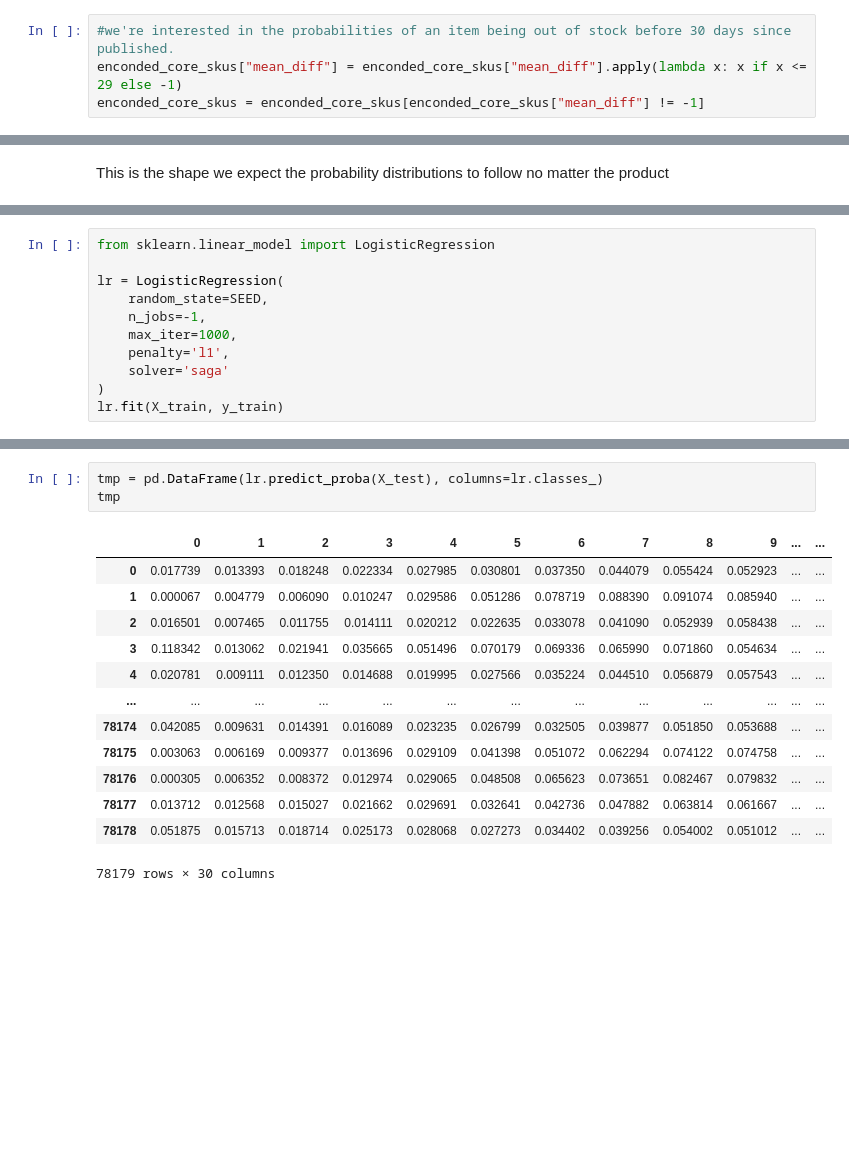
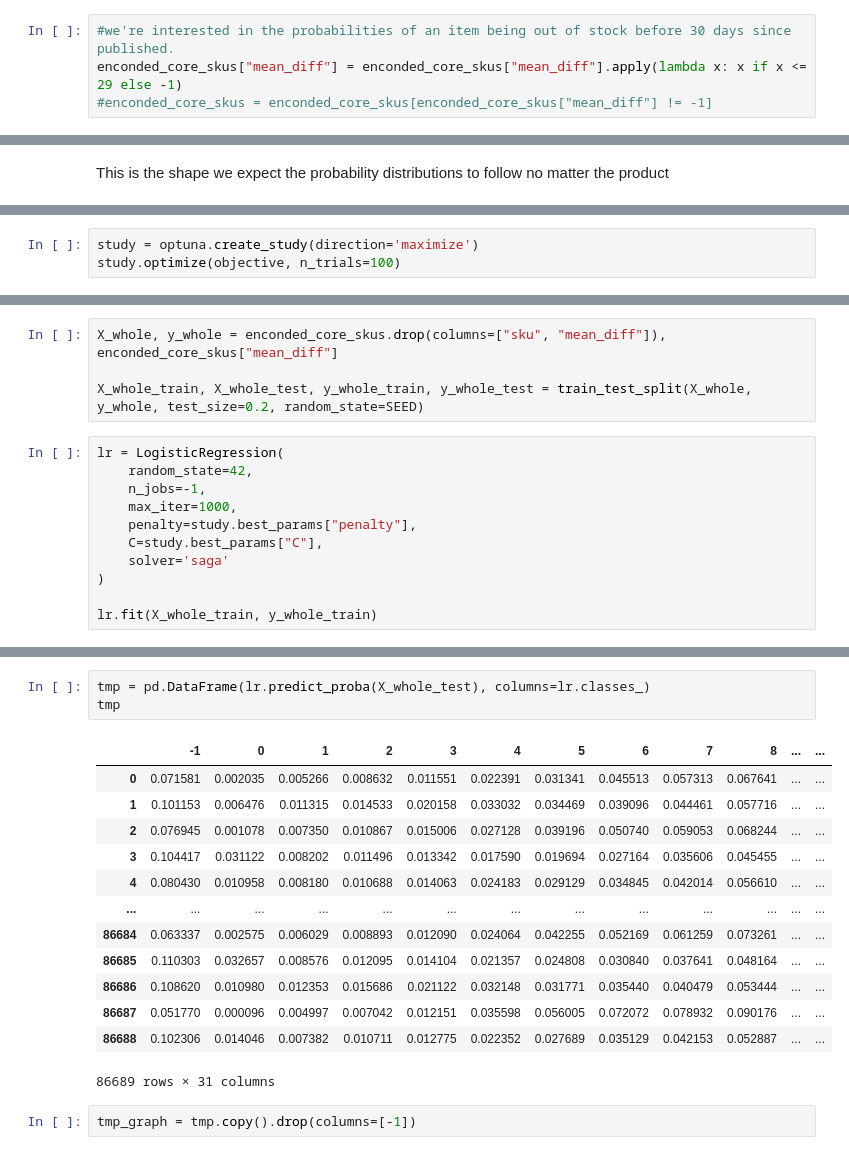
Before and after one commit to santortiz/out-of-stock, a Jupyter notebook: notebooks/training.ipynb, the cells around one changed output, grey strips where cells are left out. Drawn from its saved outputs; the diff is of its cells as text; blank space fills up the shorter version.

```diff
--- a/notebooks/training.ipynb
+++ b/notebooks/training.ipynb
@@ -280,7 +280,7 @@ enconded_core_skus = enconded_core_skus.drop(columns=["site_id_MLA", "site_id_ML
 # %%
 #we're interested in the probabilities of an item being out of stock before 30 days since published.
 enconded_core_skus["mean_diff"] = enconded_core_skus["mean_diff"].apply(lambda x: x if x <= 29 else -1)
-enconded_core_skus = enconded_core_skus[enconded_core_skus["mean_diff"] != -1]
+#enconded_core_skus = enconded_core_skus[enconded_core_skus["mean_diff"] != -1]
 # %%
 enconded_core_skus["mean_diff"].value_counts().reset_index().sort_values("index").plot.bar(x="index", y="mean_diff")
 # %% [output]
@@ -340,0 +396,3 @@ pd.DataFrame({
+# %%
+study = optuna.create_study(direction='maximize')
+study.optimize(objective, n_trials=100)
@@ -341,12 +421,16 @@ pd.DataFrame({
+# %%
+X_whole, y_whole = enconded_core_skus.drop(columns=["sku", "mean_diff"]), enconded_core_skus["mean_diff"]
+
+X_whole_train, X_whole_test, y_whole_train, y_whole_test = train_test_split(X_whole, y_whole, test_size=0.2, random_state=SEED)
 # %%
-from sklearn.linear_model import LogisticRegression
-
 lr = LogisticRegression(
-    random_state=SEED,
+    random_state=42,
     n_jobs=-1,
     max_iter=1000,
-    penalty='l1',
+    penalty=study.best_params["penalty"],
+    C=study.best_params["C"],
     solver='saga'
 )
-lr.fit(X_train, y_train)
+
+lr.fit(X_whole_train, y_whole_train)
 # %% [output]
@@ -387,18 +490,20 @@ pd.DataFrame({
 # %%
-tmp = pd.DataFrame(lr.predict_proba(X_test), columns=lr.classes_)
+tmp = pd.DataFrame(lr.predict_proba(X_whole_test), columns=lr.classes_)
 tmp
 # %% [output]
-|  | 0 | 1 | 2 | 3 | 4 | 5 | 6 | 7 | 8 | 9 | ... | ... |
-| 0 | 0.017739 | 0.013393 | 0.018248 | 0.022334 | 0.027985 | 0.030801 | 0.037350 | 0.044079 | 0.055424 | 0.052923 | ... | ... |
-| 1 | 0.000067 | 0.004779 | 0.006090 | 0.010247 | 0.029586 | 0.051286 | 0.078719 | 0.088390 | 0.091074 | 0.085940 | ... | ... |
-| 2 | 0.016501 | 0.007465 | 0.011755 | 0.014111 | 0.020212 | 0.022635 | 0.033078 | 0.041090 | 0.052939 | 0.058438 | ... | ... |
-| 3 | 0.118342 | 0.013062 | 0.021941 | 0.035665 | 0.051496 | 0.070179 | 0.069336 | 0.065990 | 0.071860 | 0.054634 | ... | ... |
-| 4 | 0.020781 | 0.009111 | 0.012350 | 0.014688 | 0.019995 | 0.027566 | 0.035224 | 0.044510 | 0.056879 | 0.057543 | ... | ... |
+|  | -1 | 0 | 1 | 2 | 3 | 4 | 5 | 6 | 7 | 8 | ... | ... |
+| 0 | 0.071581 | 0.002035 | 0.005266 | 0.008632 | 0.011551 | 0.022391 | 0.031341 | 0.045513 | 0.057313 | 0.067641 | ... | ... |
+| 1 | 0.101153 | 0.006476 | 0.011315 | 0.014533 | 0.020158 | 0.033032 | 0.034469 | 0.039096 | 0.044461 | 0.057716 | ... | ... |
+| 2 | 0.076945 | 0.001078 | 0.007350 | 0.010867 | 0.015006 | 0.027128 | 0.039196 | 0.050740 | 0.059053 | 0.068244 | ... | ... |
+| 3 | 0.104417 | 0.031122 | 0.008202 | 0.011496 | 0.013342 | 0.017590 | 0.019694 | 0.027164 | 0.035606 | 0.045455 | ... | ... |
+| 4 | 0.080430 | 0.010958 | 0.008180 | 0.010688 | 0.014063 | 0.024183 | 0.029129 | 0.034845 | 0.042014 | 0.056610 | ... | ... |
 | ... | ... | ... | ... | ... | ... | ... | ... | ... | ... | ... | ... | ... |
-| 78174 | 0.042085 | 0.009631 | 0.014391 | 0.016089 | 0.023235 | 0.026799 | 0.032505 | 0.039877 | 0.051850 | 0.053688 | ... | ... |
-| 78175 | 0.003063 | 0.006169 | 0.009377 | 0.013696 | 0.029109 | 0.041398 | 0.051072 | 0.062294 | 0.074122 | 0.074758 | ... | ... |
-| 78176 | 0.000305 | 0.006352 | 0.008372 | 0.012974 | 0.029065 | 0.048508 | 0.065623 | 0.073651 | 0.082467 | 0.079832 | ... | ... |
-| 78177 | 0.013712 | 0.012568 | 0.015027 | 0.021662 | 0.029691 | 0.032641 | 0.042736 | 0.047882 | 0.063814 | 0.061667 | ... | ... |
-| 78178 | 0.051875 | 0.015713 | 0.018714 | 0.025173 | 0.028068 | 0.027273 | 0.034402 | 0.039256 | 0.054002 | 0.051012 | ... | ... |
+| 86684 | 0.063337 | 0.002575 | 0.006029 | 0.008893 | 0.012090 | 0.024064 | 0.042255 | 0.052169 | 0.061259 | 0.073261 | ... | ... |
+| 86685 | 0.110303 | 0.032657 | 0.008576 | 0.012095 | 0.014104 | 0.021357 | 0.024808 | 0.030840 | 0.037641 | 0.048164 | ... | ... |
+| 86686 | 0.108620 | 0.010980 | 0.012353 | 0.015686 | 0.021122 | 0.032148 | 0.031771 | 0.035440 | 0.040479 | 0.053444 | ... | ... |
+| 86687 | 0.051770 | 0.000096 | 0.004997 | 0.007042 | 0.012151 | 0.035598 | 0.056005 | 0.072072 | 0.078932 | 0.090176 | ... | ... |
+| 86688 | 0.102306 | 0.014046 | 0.007382 | 0.010711 | 0.012775 | 0.022352 | 0.027689 | 0.035129 | 0.042153 | 0.052887 | ... | ... |
-78179 rows × 30 columns
+86689 rows × 31 columns
+# %%
+tmp_graph = tmp.copy().drop(columns=[-1])
 # %%
```
Also changed, not shown: parts of 28 cells of this notebook, 2 other files.
